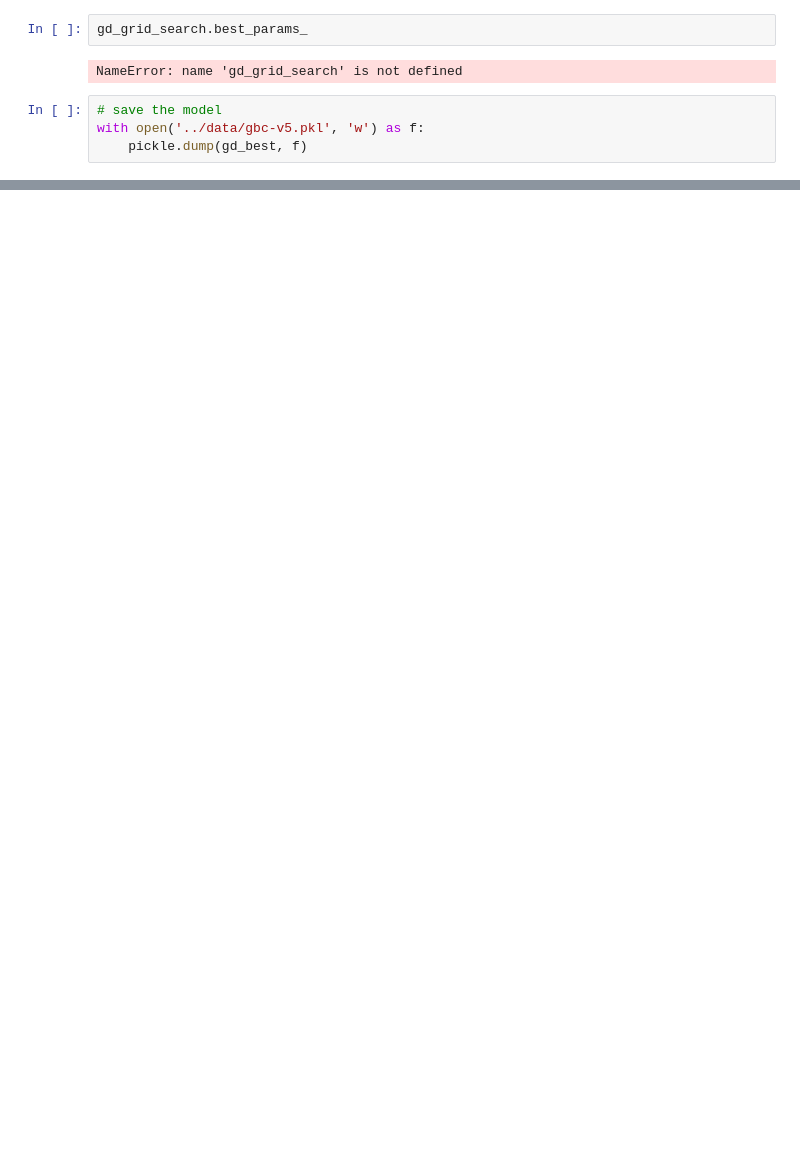
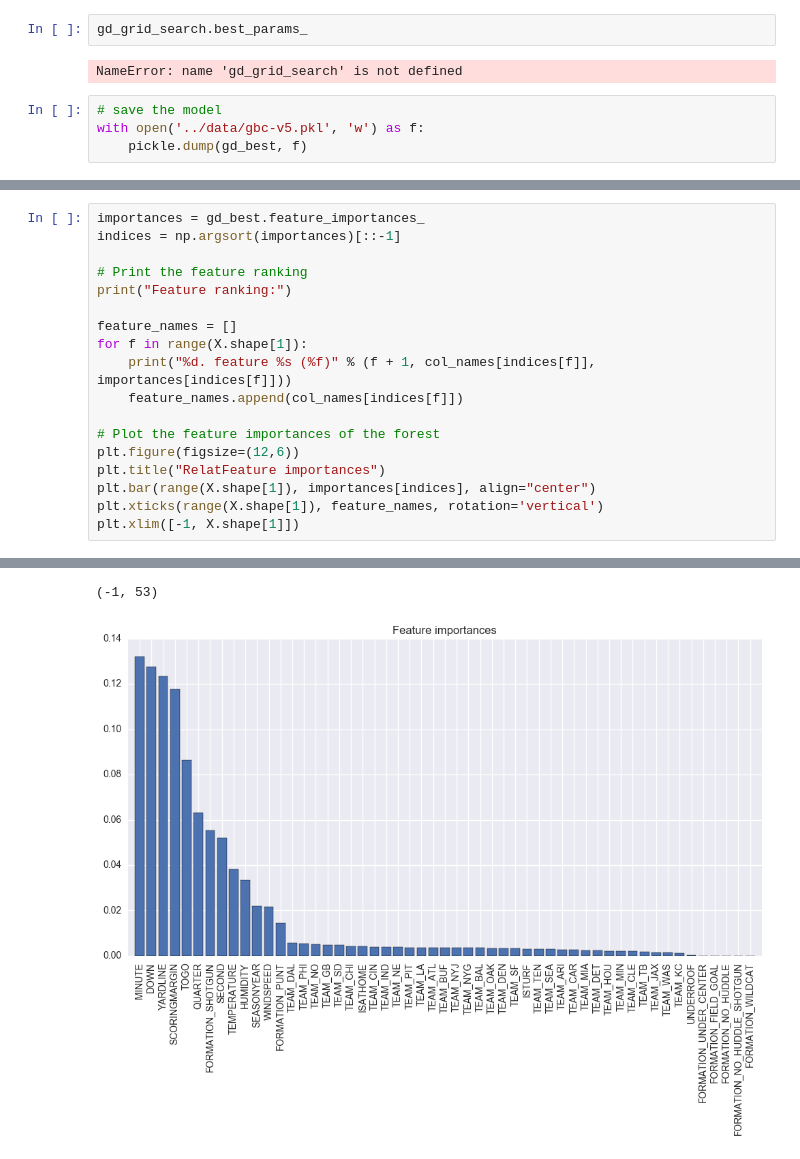
Before and after one commit to zreyn/nfl, a Jupyter notebook: notebooks/nfl-modeling.ipynb, the cells around one changed output, grey strips where cells are left out. Cells and saved outputs as stored; diff of their text form; blank space fills up the shorter version.

```diff
--- a/notebooks/nfl-modeling.ipynb
+++ b/notebooks/nfl-modeling.ipynb
@@ -1029,0 +1031,19 @@ gbc
+# %%
+importances = gd_best.feature_importances_
+indices = np.argsort(importances)[::-1]
+
+# Print the feature ranking
+print("Feature ranking:")
+
+feature_names = []
+for f in range(X.shape[1]):
+    print("%d. feature %s (%f)" % (f + 1, col_names[indices[f]], importances[indices[f]]))
+    feature_names.append(col_names[indices[f]])
+
+# Plot the feature importances of the forest
+plt.figure(figsize=(12,6))
+plt.title("RelatFeature importances")
+plt.bar(range(X.shape[1]), importances[indices], align="center")
+plt.xticks(range(X.shape[1]), feature_names, rotation='vertical')
+plt.xlim([-1, X.shape[1]])
+# %% [output]
@@ -1029,0 +1067,2 @@ gbc
+(-1, 53)
+[figure, added]
```
Also changed, not shown: parts of 7 cells of this notebook, 8 other files.
